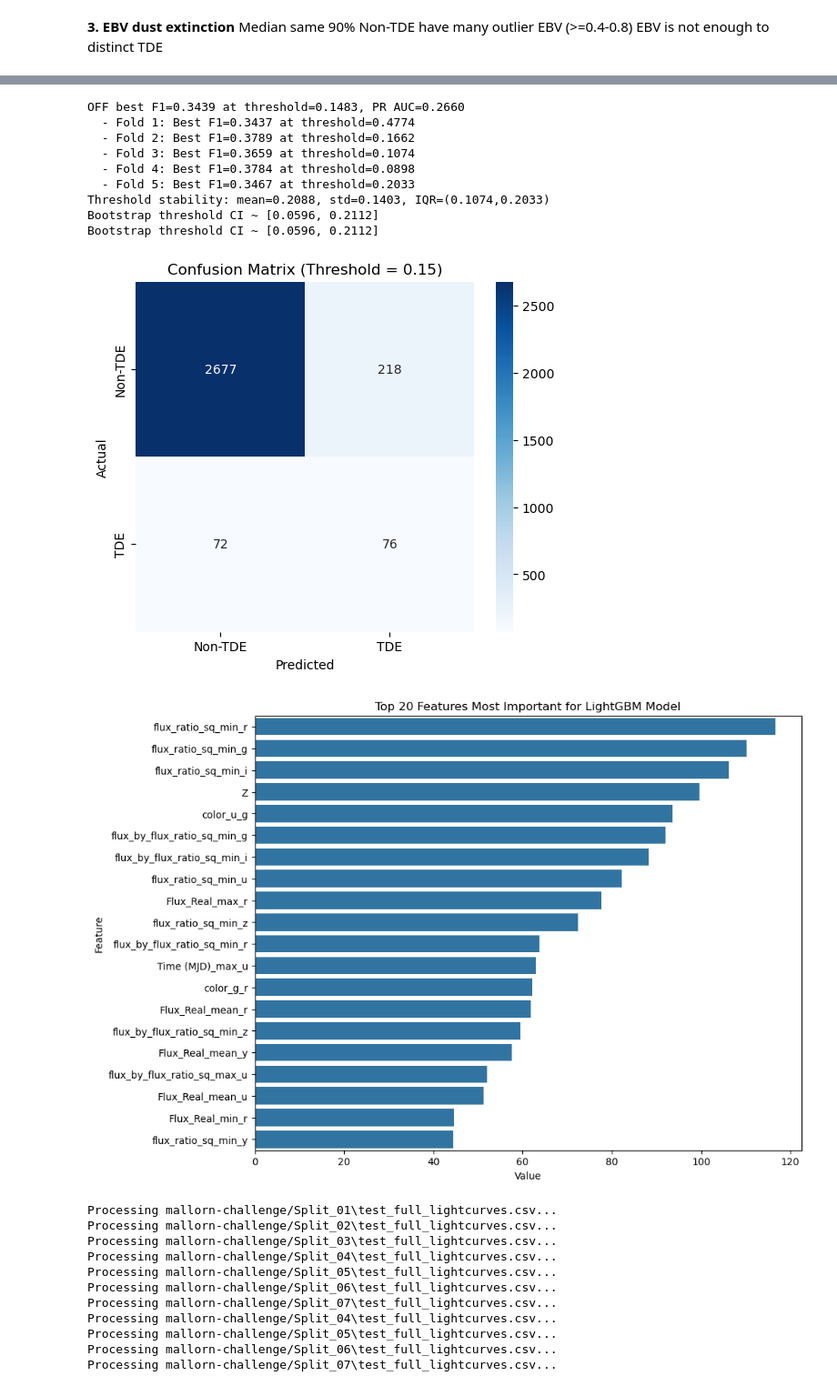
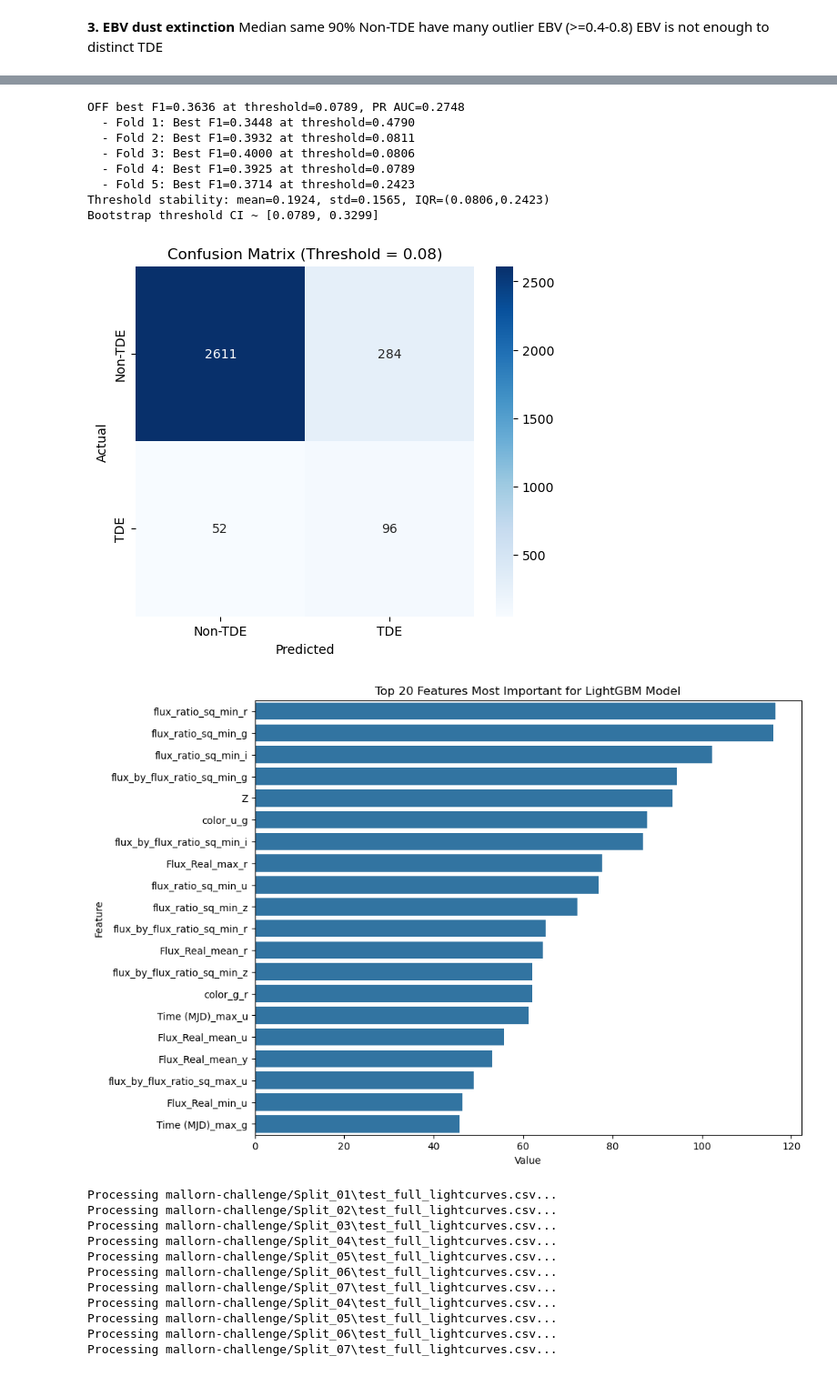
Before and after one commit to toilathuc/Machine-Learning, a Jupyter notebook: train_lightgbm.ipynb, the cells around one changed output, grey strips where cells are left out. Shown at 91% size. Drawn from its saved outputs; the diff is of its cells as text; code cells hidden in the pictures.

Commit message:
Prevent leak with NA=0, handle raw data, dynamic SMOTE, Thresholding

```diff
--- a/train_lightgbm.ipynb
+++ b/train_lightgbm.ipynb
@@ -120,15 +124,18 @@ def process_flux(df):
     return pd.concat([df, df_flux], axis=1)
 # %%
 def apply_de_extinction(df):
-    wl_values = df['Filter'].map(WAVELENGTHS).values.astype(float)
-    ebv_values = df['EBV'].values.astype(float)
-    unit_extinction = fitzpatrick99(wl_values, 1.0)
-    a_lambda = unit_extinction * (ebv_values * 3.1)
+    wl_values = df['Filter'].map(WAVELENGTHS)
+    ebv_values = df['EBV'].astype(float)
+
+    a_lambda = np.full(len(df), np.nan)
+    valid = ~wl_values.isna()
+    if valid.any():
+        unit_extinction = fitzpatrick99(wl_values[valid].values.astype(float), 1.0)
+        a_lambda[valid] = unit_extinction * (ebv_values[valid] * 3.1)
+
     df['Flux_Real'] = df['Flux'] * (10 ** (a_lambda / 2.5))
     return df
 # %%
-from semver import process
-
 def process_data_pipeline(log_df, is_train=True):
     file_name = "train_full_lightcurves.csv" if is_train else "test_full_lightcurves.csv"
     cols_to_use = ['object_id', 'EBV', 'Z']
@@ -161,16 +168,16 @@ def process_data_pipeline(log_df, is_train=True):
             if 'Flux_Real_max_g' in features.columns and 'Flux_Real_max_r' in features.columns:
                 features['color_g_r'] = features['Flux_Real_max_g'] - features['Flux_Real_max_r']
             else:
-                features['color_g_r'] = 0
+                features['color_g_r'] = np.nan
             if 'Flux_Real_max_u' in features.columns and 'Flux_Real_max_g' in features.columns:
                 features['color_u_g'] = features['Flux_Real_max_u'] - features['Flux_Real_max_g']
             else:
-                features['color_u_g'] = 0
+                features['color_u_g'] = np.nan
             if 'Time_max_g' in features.columns and 'Time_min_g' in features.columns:
                 duration_obs = features['Time_max_g'] - features['Time_min_g']
                 features['duration_rest'] = duration_obs / (1 + features['Z'])
             else:
-                features['duration_rest'] = 0
+                features['duration_rest'] = np.nan
             all_features.append(features)
             del chunk_df
     if len(all_features) > 0:
@@ -301,21 +344,26 @@ from sympy import oo
 
 precision, recall, thresholds = precision_recall_curve(y, oof_preds_proba)
 f1_scores = 2 * recall * precision / (recall + precision + 1e-9)
-best_index = np.nanargmax(f1_scores)
-best_threshold = thresholds[best_index]
+
+if len(thresholds) == 0:
+    best_threshold = 0.5
+    print("precision_recall_curve returned empty thresholds; defaulting threshold to 0.5")
+else:
+    best_index = np.nanargmax(f1_scores[:-1])  # f1_scores has len(thresholds)+1
+    best_threshold = thresholds[best_index]
 
 pr_auc = average_precision_score(y, oof_preds_proba)
-print (f"OFF best F1={f1_scores[best_index]:.4f} at threshold={best_threshold:.4f}, PR AUC={pr_auc:.4f}")
+print (f"OFF best F1={np.nanmax(f1_scores):.4f} at threshold={best_threshold:.4f}, PR AUC={pr_auc:.4f}")
 
 # Per-fold thresholds (using already stored per-fold predictions if available)
 fold_threshold, fold_f1_scores = [], []
-for fold_index, (train_idx, val_idx) in enumerate(kf.split(X, y)):
+for fold_index, (train_idx, val_idx) in enumerate(kf.split(final_df, y)):
     p = oof_preds_proba[val_idx]
     yv = y[val_idx]
     precision_v, recall_v, thresholds_v = precision_recall_curve(yv, p)
     f1_v = 2 * recall_v * precision_v / (recall_v + precision_v + 1e-9)
-    j = np.nanargmax(f1_v)
     if len(thresholds_v) > 0:
+        j = np.nanargmax(f1_v[:-1])
         fold_threshold.append(thresholds_v[j])
         fold_f1_scores.append(f1_v[j])
         print(f"  - Fold {fold_index+1}: Best F1={f1_v[j]:.4f} at threshold={thresholds_v[j]:.4f}")
@@ -337,51 +385,50 @@ for _ in range(200):
     prec_b, rec_b, thr_b = precision_recall_curve(yb, pb)
     f1_b = 2 * (prec_b * rec_b) / (prec_b + rec_b + 1e-9)
     if len(thr_b) > 0:
-        boot_thrs.append(thr_b[np.nanargmax(f1_b)])
+        boot_thrs.append(thr_b[np.nanargmax(f1_b[:-1])])
 if len(boot_thrs) > 0:
     print("Bootstrap threshold CI ~ [{:.4f}, {:.4f}]"
           .format(np.percentile(boot_thrs, 2.5), np.percentile(boot_thrs, 97.5)))
 else:
     print("Bootstrap threshold CI not computed (empty thr_b)")
 # %% [output]
-OFF best F1=0.3439 at threshold=0.1483, PR AUC=0.2660
-  - Fold 1: Best F1=0.3437 at threshold=0.4774
-  - Fold 2: Best F1=0.3789 at threshold=0.1662
-  - Fold 3: Best F1=0.3659 at threshold=0.1074
-  - Fold 4: Best F1=0.3784 at threshold=0.0898
-  - Fold 5: Best F1=0.3467 at threshold=0.2033
-Threshold stability: mean=0.2088, std=0.1403, IQR=(0.1074,0.2033)
-Bootstrap threshold CI ~ [0.0596, 0.2112]
-Bootstrap threshold CI ~ [0.0596, 0.2112]
+OFF best F1=0.3636 at threshold=0.0789, PR AUC=0.2748
+  - Fold 1: Best F1=0.3448 at threshold=0.4790
+  - Fold 2: Best F1=0.3932 at threshold=0.0811
+  - Fold 3: Best F1=0.4000 at threshold=0.0806
+  - Fold 4: Best F1=0.3925 at threshold=0.0789
+  - Fold 5: Best F1=0.3714 at threshold=0.2423
+Threshold stability: mean=0.1924, std=0.1565, IQR=(0.0806,0.2423)
+Bootstrap threshold CI ~ [0.0789, 0.3299]
 # %%
 from typing import final
 import matplotlib.pyplot as plt
 import seaborn as sns
 
 final_preds = (oof_preds_proba >= best_threshold).astype(int)
 cm = confusion_matrix(y, final_preds)
 plt.figure(figsize=(6, 5))
 sns.heatmap(cm, annot=True, fmt='d', cmap='Blues',
             xticklabels=['Non-TDE', 'TDE'], yticklabels=['Non-TDE', 'TDE'])
 plt.title(f'Confusion Matrix (Threshold = {best_threshold:.2f})')
 plt.ylabel('Actual')
 plt.xlabel('Predicted')
 plt.show()
 
-
 # 3. Plot Feature Importance
-feature_imp = pd.DataFrame({'Feature': X.columns, 'Value': 0})
+feature_cols_for_plot = feature_cols_last_fold if 'feature_cols_last_fold' in globals() else feature_cols_full
+feature_imp = pd.DataFrame({'Feature': feature_cols_for_plot, 'Value': 0})
 for model in models:
     feature_imp['Value'] += model.feature_importances_
 feature_imp['Value'] /= len(models)
 
 plt.figure(figsize=(10, 8))
 sns.barplot(x="Value", y="Feature", data=feature_imp.sort_values(by="Value", ascending=False).head(20))
 plt.title('Top 20 Features Most Important for LightGBM Model')
 plt.show()
 # %% [output]
-[figure, old version]
+[figure, new version]
-[figure, old version]
+[figure, new version]
 # %%
 # --- BUILD SUBMISSION (Competition metric = F1, requires binary labels) ---
 # Recreate test features with the same pipeline
```
Also changed, not shown: parts of 5 cells of this notebook, 1 other file.
